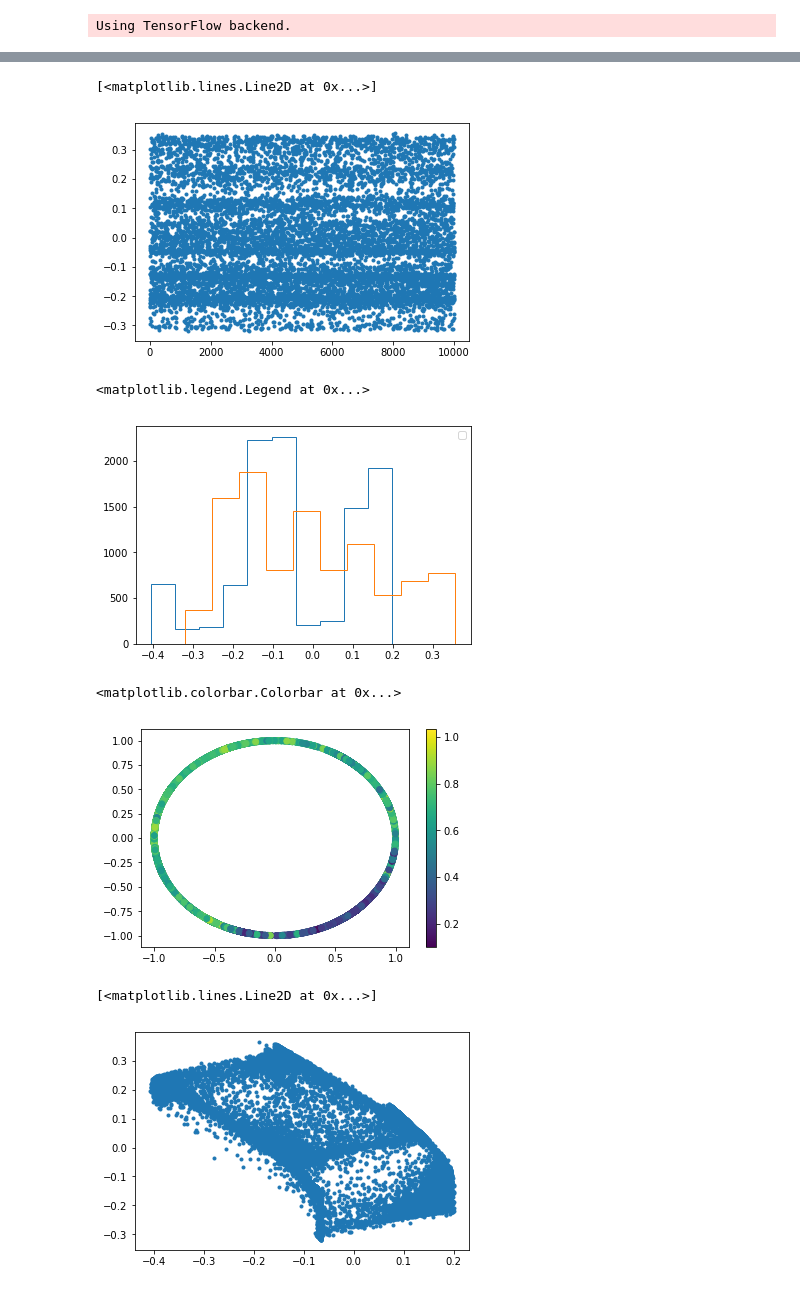
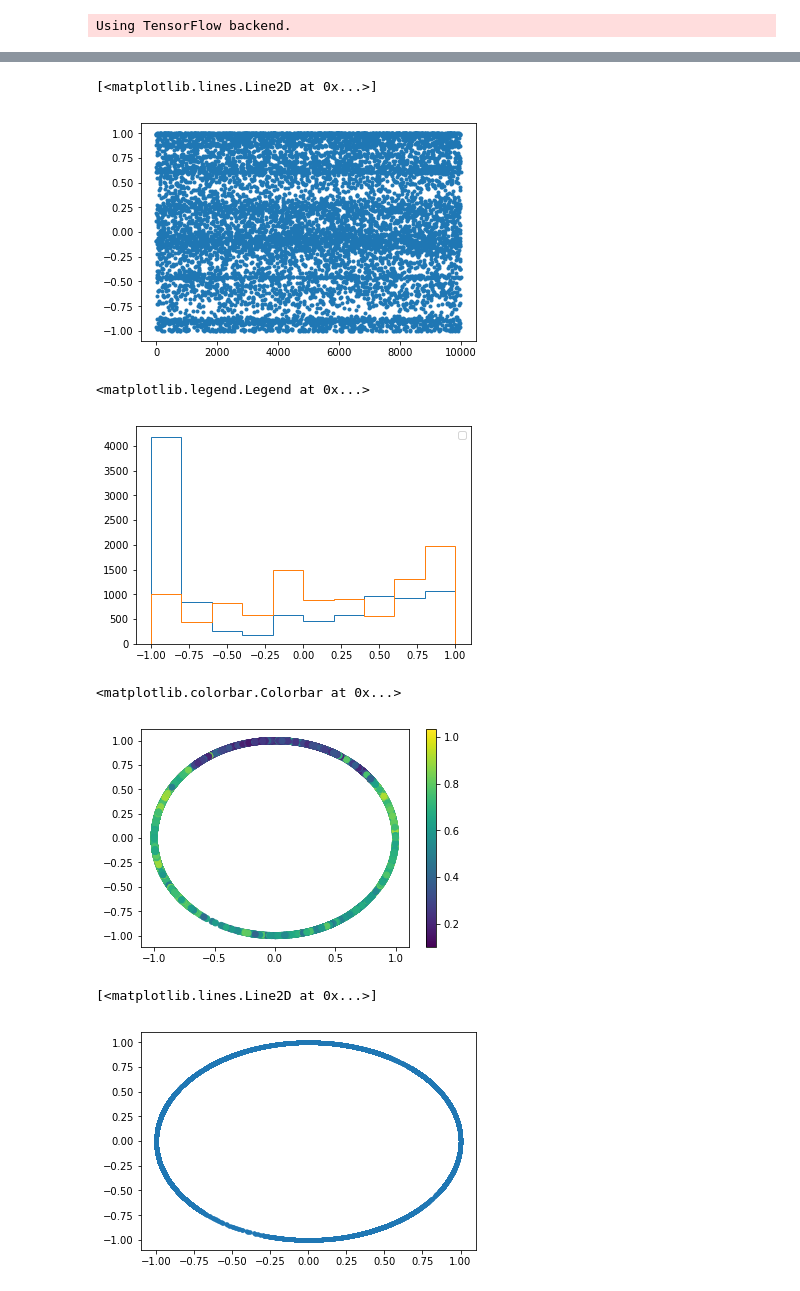
Before and after one commit to navyakhare/ML-project, a Jupyter notebook: VAE-NEW.ipynb, the cells around one changed output, grey strips where cells are left out. Drawn from its saved outputs; the diff is of its cells as text; code cells hidden in the pictures.

Commit message:
circular coordinate without KL loss

```diff
--- a/VAE-NEW.ipynb
+++ b/VAE-NEW.ipynb
@@ -157,14 +157,15 @@ x = Dense(8)(inputs)
 x = Dense(4, activation='tanh')(x)
 
 z_mean = Dense(latent_dim,activation='tanh',name='z_mean')(x)
-z_log_var = Dense(latent_dim,activation='tanh', name='z_log_var')(x)
+#z_log_var = Dense(latent_dim,activation='tanh', name='z_log_var')(x)
 
 #z = Lambda(sampling, output_shape=(latent_dim,), name='z')([z_mean, z_log_var])
 z_circular = Lambda(circular, output_shape=(latent_dim,), name='z_circular')(z_mean)
 #z = Lambda(new_sampling, output_shape=(latent_dim,), name='z')([z_circular, z_log_var])
 
 # instantiate encoder model
-encoder = Model(inputs, [z_mean, z_log_var, z_circular], name='encoder')
+#encoder = Model(inputs, [z_mean, z_log_var, z_circular], name='encoder')
+encoder = Model(inputs,  z_circular, name='encoder')
 
 encoder.summary()
 #plot_model(encoder, to_file='vae_mlp_encoder.png', show_shapes=True)
@@ -173,24 +174,24 @@ encoder.summary()
 latent_inputs = Input(shape=(latent_dim,), name='z_sampling')
 x = Dense(4, activation='tanh')(latent_inputs)
 x = Dense(8, activation='tanh')(x)
-#outputs = Dense(original_dim)(x)
+outputs = Dense(original_dim)(x)
 
 
-out1= Dense(2)(x)
-out2= Dense(2)(x)
-out3= Dense(2)(x)
-out4= Dense(2)(x)
-out5= Dense(2)(x)
-out6= Dense(2)(x)
+#out1= Dense(2)(x)
+#out2= Dense(2)(x)
+#out3= Dense(2)(x)
+#out4= Dense(2)(x)
+#out5= Dense(2)(x)
+#out6= Dense(2)(x)
 
-o1=Lambda(circular, output_shape=(2,), name='z_1')(out1)
-o2=Lambda(circular, output_shape=(2,), name='z_2')(out2)
-o3=Lambda(circular, output_shape=(2,), name='z_3')(out3)
-o4=Lambda(circular, output_shape=(2,), name='z_4')(out4)
-o5=Lambda(circular, output_shape=(2,), name='z_5')(out5)
-o6=Lambda(circular, output_shape=(2,), name='z_6')(out6)
+#o1=Lambda(circular, output_shape=(2,), name='z_1')(out1)
+#o2=Lambda(circular, output_shape=(2,), name='z_2')(out2)
+#o3=Lambda(circular, output_shape=(2,), name='z_3')(out3)
+#o4=Lambda(circular, output_shape=(2,), name='z_4')(out4)
+#o5=Lambda(circular, output_shape=(2,), name='z_5')(out5)
+#o6=Lambda(circular, output_shape=(2,), name='z_6')(out6)
 
-outputs = Concatenate()([o1,o2,o3,o4,o5,o6])
+#outputs = Concatenate()([o1,o2,o3,o4,o5,o6])
 
 #outputs= Dense(12)(o7)
 
@@ -202,7 +203,7 @@ decoder.summary()
 #plot_model(decoder, to_file='vae_mlp_decoder.png', show_shapes=True)
 
 # instantiate VAE model
-outputs = decoder(encoder(inputs)[2])
+outputs = decoder(encoder(inputs))
 vae = Model(inputs, outputs, name='vae_mlp')
 # %% [output]
 Model: "encoder"
@@ -359,22 +365,22 @@ print(len(decoder_test))
 # %%
 #plot(z_test[0][:,0],'.')
-plot(z_test[0][:,1],'.')
+plot(z_test[:,1],'.')
 # %% [output]
 [<matplotlib.lines.Line2D at 0x...>]
-[figure, old version]
+[figure, new version]
 # %%
-hist(z_test[0][:,0], histtype='step', )
-hist(z_test[0][:,1], histtype='step')
+hist(z_test[:,0], histtype='step', )
+hist(z_test[:,1], histtype='step')
 legend()
 # %% [output]
 <matplotlib.legend.Legend at 0x...>
-[figure, old version]
+[figure, new version]
 # %%
 
-scatter(z_test[2][:,0],z_test[2][:,1],c=y_test)
+scatter(z_test[:,0],z_test[:,1],c=y_test)
 colorbar()
 # %% [output]
 <matplotlib.colorbar.Colorbar at 0x...>
-[figure, old version]
+[figure, new version]
 # %%
 z_train = encoder.predict(x_train, batch_size=batch_size)
@@ -381,8 +388,8 @@ z_train = encoder.predict(x_train, batch_size=batch_size)
 # %%
-plot(z_train[0][:,0],z_train[0][:,1],'.')
+plot(z_train[:,0],z_train[:,1],'.')
 # %% [output]
 [<matplotlib.lines.Line2D at 0x...>]
-[figure, old version]
+[figure, new version]
 # %%
 weights = vae.get_weights()
 # %%
```
Also changed, not shown: parts of 20 cells of this notebook.
